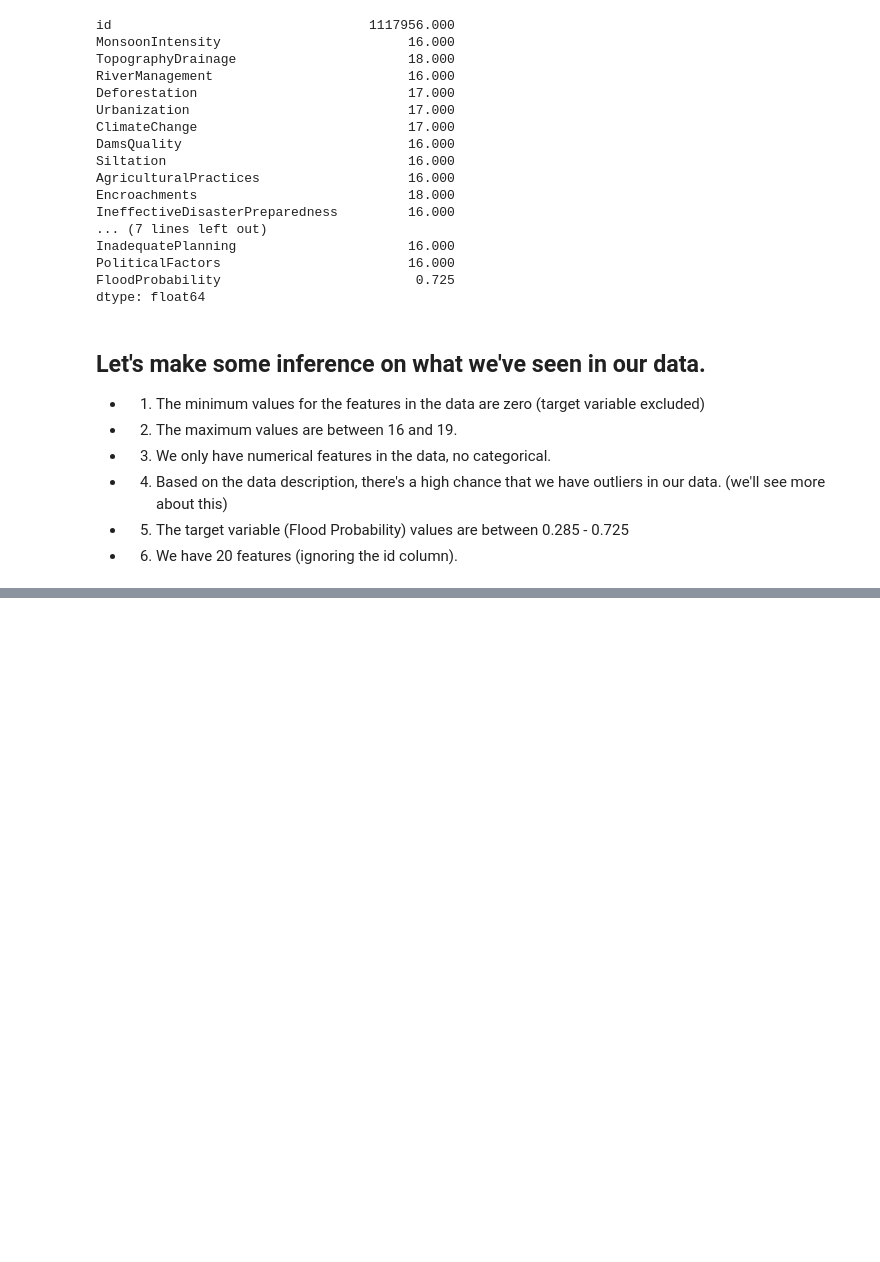
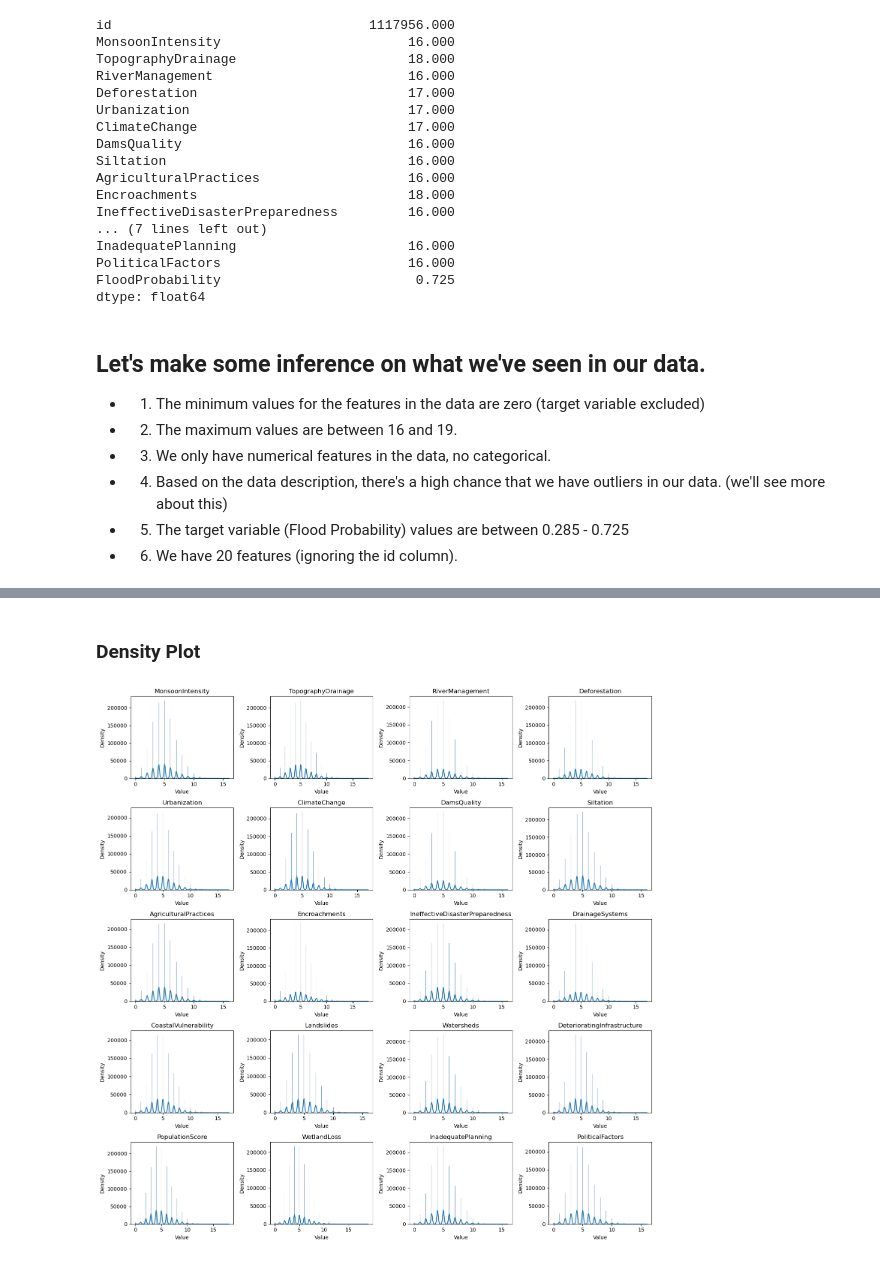
Before and after one commit to timothyafolami/Flood-Prediction, a Jupyter notebook: Data_analysis.ipynb, the cells around one changed output, grey strips where cells are left out. Drawn from its saved outputs; the diff is of its cells as text; code cells hidden in the pictures; blank space fills up the shorter version.

```diff
--- a/Data_analysis.ipynb
+++ b/Data_analysis.ipynb
@@ -329,0 +410,28 @@ dtype: float64
+# %% [markdown]
+### Density Plot
+# %%
+# Calculate the number of rows and columns for the subplots
+num_features = len(features)
+num_rows = 5  # You can adjust this based on your preference
+num_cols = num_features // num_rows
+
+# Create subplots
+fig, axes = plt.subplots(num_rows, num_cols, figsize=(15, 15))
+
+# Flatten the axes if needed
+if num_features > 1:
+    axes = axes.flatten()
+
+# Plot density plots for each feature using Seaborn
+for i, feature in enumerate(features):
+    ax = axes[i]
+    sns.histplot(data=train[feature], kde=True, ax=ax)
+    ax.set_title(feature)
+    ax.set_xlabel('Value')
+    ax.set_ylabel('Density')
+
+# Adjust layout
+plt.tight_layout()
+plt.show()
+# %% [output]
+[figure, added]
```
Also changed, not shown: parts of 21 cells of this notebook.
